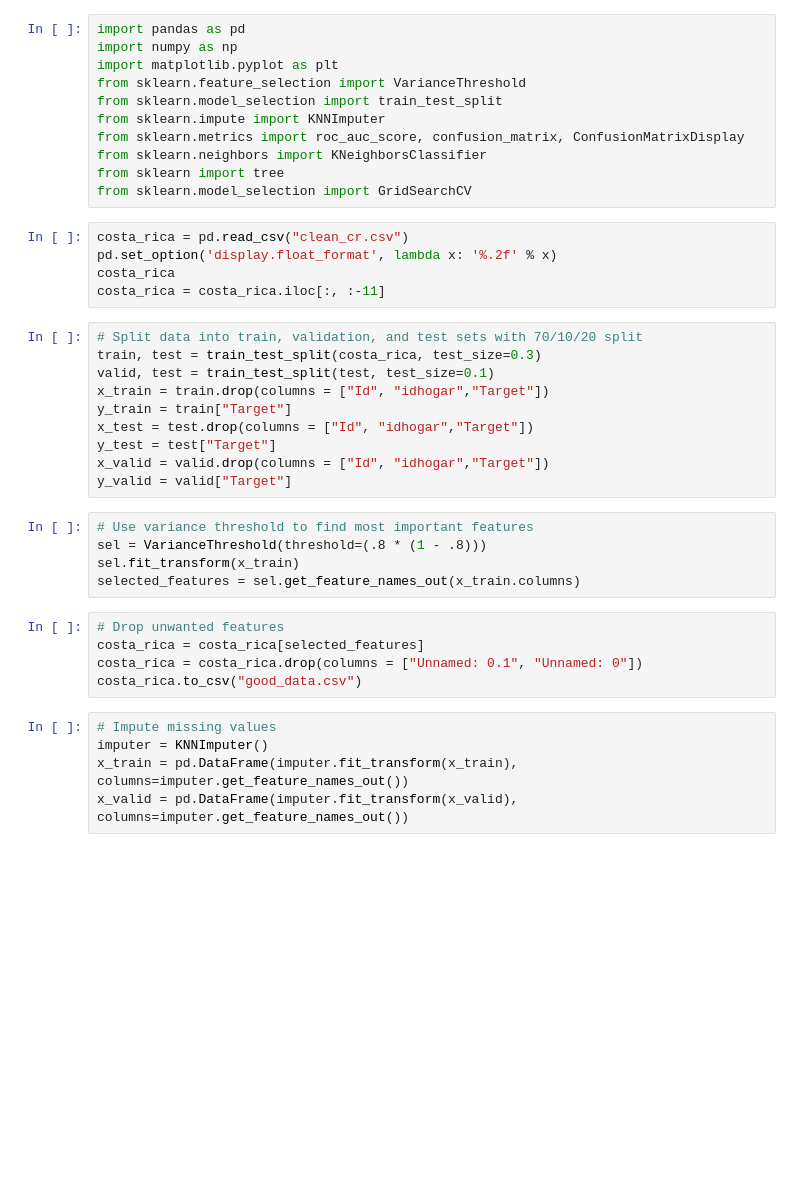
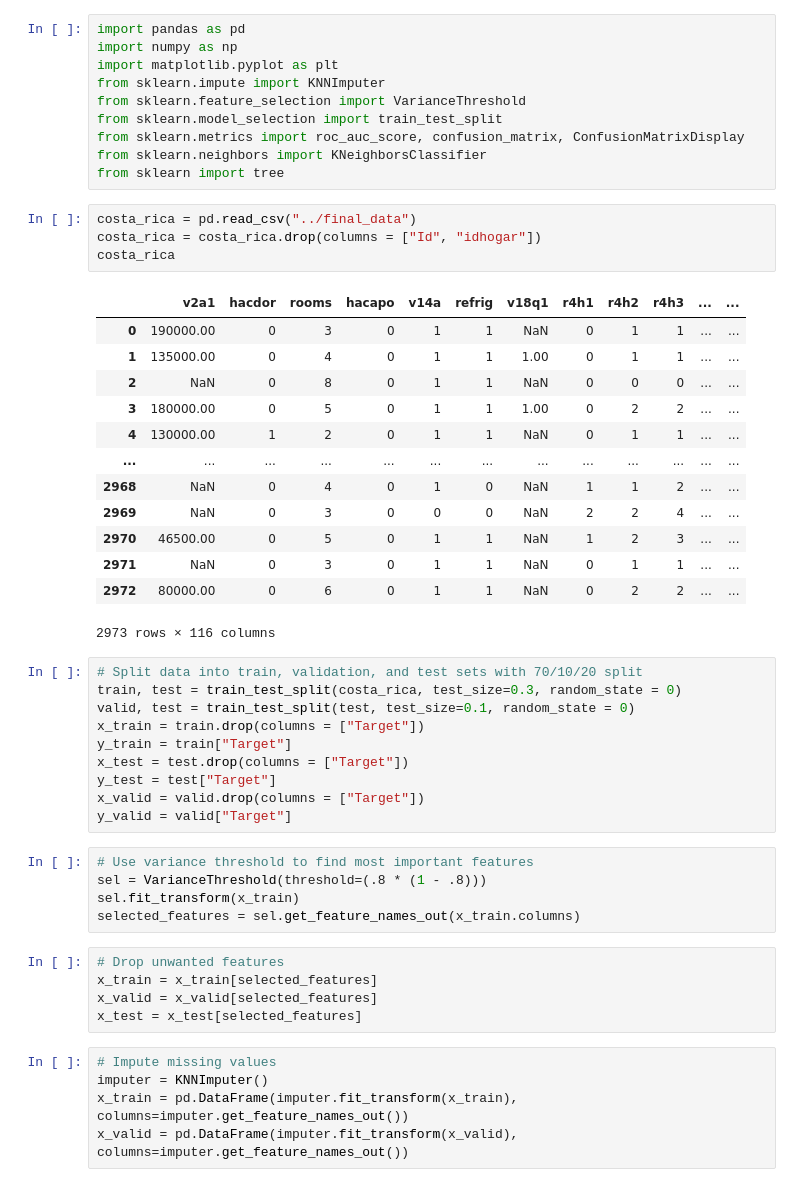
Before and after one commit to notkarenyi/ml-project, a Jupyter notebook: tori-work/classify.ipynb, the cells around one changed output. Cells and saved outputs as stored; diff of their text form; blank space fills up the shorter version.

Commit message:
adding household level data hopefully it works lol

```diff
--- a/tori-work/classify.ipynb
+++ b/tori-work/classify.ipynb
@@ -2,38 +2,50 @@
 import pandas as pd
 import numpy as np
 import matplotlib.pyplot as plt
+from sklearn.impute import KNNImputer
 from sklearn.feature_selection import VarianceThreshold
 from sklearn.model_selection import train_test_split
-from sklearn.impute import KNNImputer
 from sklearn.metrics import roc_auc_score, confusion_matrix, ConfusionMatrixDisplay
 from sklearn.neighbors import KNeighborsClassifier
 from sklearn import tree
-from sklearn.model_selection import GridSearchCV
-# %%
-costa_rica = pd.read_csv("clean_cr.csv")
-pd.set_option('display.float_format', lambda x: '%.2f' % x)
-costa_rica
-costa_rica = costa_rica.iloc[:, :-11]
+# %%
+costa_rica = pd.read_csv("../final_data")
+costa_rica = costa_rica.drop(columns = ["Id", "idhogar"])
+costa_rica
+# %% [output]
+|  | v2a1 | hacdor | rooms | hacapo | v14a | refrig | v18q1 | r4h1 | r4h2 | r4h3 | ... | ... |
+| 0 | 190000.00 | 0 | 3 | 0 | 1 | 1 | NaN | 0 | 1 | 1 | ... | ... |
+| 1 | 135000.00 | 0 | 4 | 0 | 1 | 1 | 1.00 | 0 | 1 | 1 | ... | ... |
+| 2 | NaN | 0 | 8 | 0 | 1 | 1 | NaN | 0 | 0 | 0 | ... | ... |
+| 3 | 180000.00 | 0 | 5 | 0 | 1 | 1 | 1.00 | 0 | 2 | 2 | ... | ... |
+| 4 | 130000.00 | 1 | 2 | 0 | 1 | 1 | NaN | 0 | 1 | 1 | ... | ... |
+| ... | ... | ... | ... | ... | ... | ... | ... | ... | ... | ... | ... | ... |
+| 2968 | NaN | 0 | 4 | 0 | 1 | 0 | NaN | 1 | 1 | 2 | ... | ... |
+| 2969 | NaN | 0 | 3 | 0 | 0 | 0 | NaN | 2 | 2 | 4 | ... | ... |
+| 2970 | 46500.00 | 0 | 5 | 0 | 1 | 1 | NaN | 1 | 2 | 3 | ... | ... |
+| 2971 | NaN | 0 | 3 | 0 | 1 | 1 | NaN | 0 | 1 | 1 | ... | ... |
+| 2972 | 80000.00 | 0 | 6 | 0 | 1 | 1 | NaN | 0 | 2 | 2 | ... | ... |
+2973 rows × 116 columns
 # %%
 # Split data into train, validation, and test sets with 70/10/20 split
-train, test = train_test_split(costa_rica, test_size=0.3)
-valid, test = train_test_split(test, test_size=0.1)
-x_train = train.drop(columns = ["Id", "idhogar","Target"])
+train, test = train_test_split(costa_rica, test_size=0.3, random_state = 0)
+valid, test = train_test_split(test, test_size=0.1, random_state = 0)
+x_train = train.drop(columns = ["Target"])
 y_train = train["Target"]
-x_test = test.drop(columns = ["Id", "idhogar","Target"])
+x_test = test.drop(columns = ["Target"])
 y_test = test["Target"]
-x_valid = valid.drop(columns = ["Id", "idhogar","Target"])
+x_valid = valid.drop(columns = ["Target"])
 y_valid = valid["Target"]
 # %%
 # Use variance threshold to find most important features
 sel = VarianceThreshold(threshold=(.8 * (1 - .8)))
 sel.fit_transform(x_train)
 selected_features = sel.get_feature_names_out(x_train.columns)
-# %%
-# Drop unwanted features
-costa_rica = costa_rica[selected_features]
-costa_rica = costa_rica.drop(columns = ["Unnamed: 0.1", "Unnamed: 0"])
-costa_rica.to_csv("good_data.csv")
+# %%
+# Drop unwanted features
+x_train = x_train[selected_features]
+x_valid = x_valid[selected_features]
+x_test = x_test[selected_features]
 # %%
 # Impute missing values
 imputer = KNNImputer()
```
Also changed, not shown: parts of 6 cells of this notebook, 2 other files.
